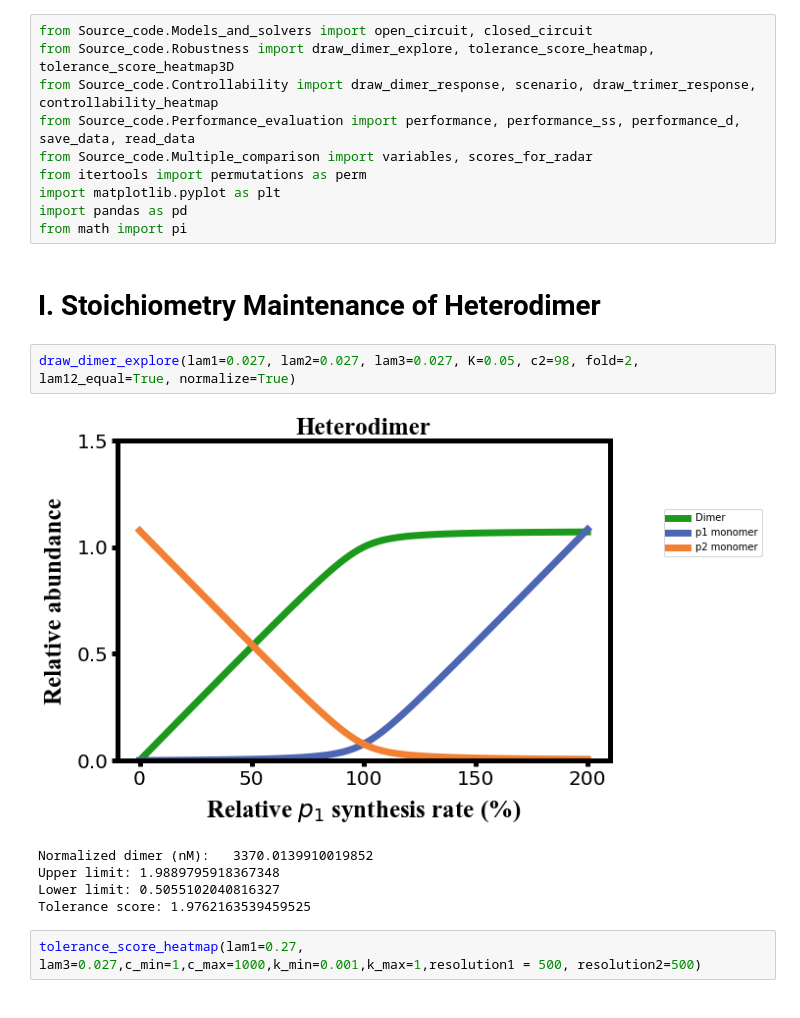
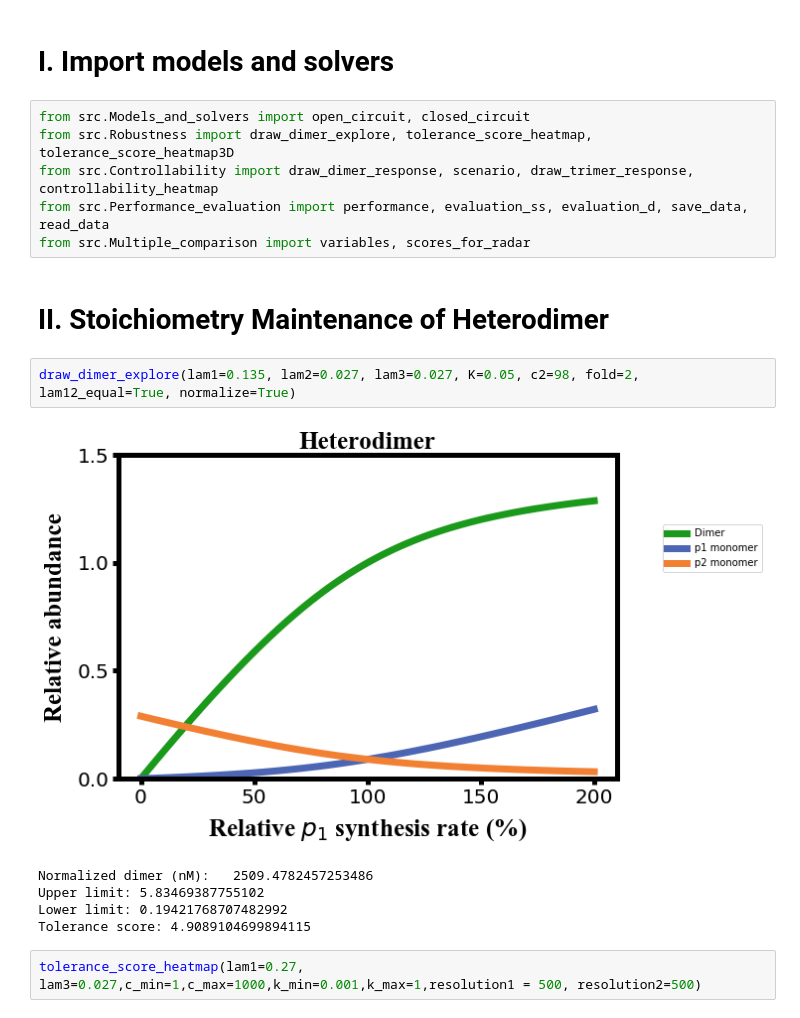
Before and after one commit to KL-Hsu/mathematical_modeling_of_complex_formation, a Jupyter notebook: Main.ipynb, the cells around one changed output. Cells and saved outputs as stored; diff of their text form.

```diff
--- a/Main.ipynb
+++ b/Main.ipynb
@@ -1,23 +1,21 @@
+# %% [markdown]
+# I. Import models and solvers
 # %%
-from Source_code.Models_and_solvers import open_circuit, closed_circuit
-from Source_code.Robustness import draw_dimer_explore, tolerance_score_heatmap, tolerance_score_heatmap3D
-from Source_code.Controllability import draw_dimer_response, scenario, draw_trimer_response, controllability_heatmap
-from Source_code.Performance_evaluation import performance, performance_ss, performance_d, save_data, read_data
-from Source_code.Multiple_comparison import variables, scores_for_radar
-from itertools import permutations as perm
-import matplotlib.pyplot as plt
-import pandas as pd
-from math import pi
+from src.Models_and_solvers import open_circuit, closed_circuit
+from src.Robustness import draw_dimer_explore, tolerance_score_heatmap, tolerance_score_heatmap3D
+from src.Controllability import draw_dimer_response, scenario, draw_trimer_response, controllability_heatmap
+from src.Performance_evaluation import performance, evaluation_ss, evaluation_d, save_data, read_data
+from src.Multiple_comparison import variables, scores_for_radar
 # %% [markdown]
-# I. Stoichiometry Maintenance of Heterodimer
+# II. Stoichiometry Maintenance of Heterodimer
 # %%
-draw_dimer_explore(lam1=0.027, lam2=0.027, lam3=0.027, K=0.05, c2=98, fold=2, lam12_equal=True, normalize=True)
+draw_dimer_explore(lam1=0.135, lam2=0.027, lam3=0.027, K=0.05, c2=98, fold=2, lam12_equal=True, normalize=True)
 # %% [output]
-[figure, old version]
+[figure, new version]
-Normalized dimer (nM):   3370.0139910019852
-Upper limit: 1.9889795918367348
-Lower limit: 0.5055102040816327
-Tolerance score: 1.9762163539459525
+Normalized dimer (nM):   2509.4782457253486
+Upper limit: 5.83469387755102
+Lower limit: 0.19421768707482992
+Tolerance score: 4.9089104699894115
 # %%
 tolerance_score_heatmap(lam1=0.27, lam3=0.027,c_min=1,c_max=1000,k_min=0.001,k_max=1,resolution1 = 500, resolution2=500)
 # %% [output]
```
Also changed, not shown: parts of 11 cells of this notebook.
